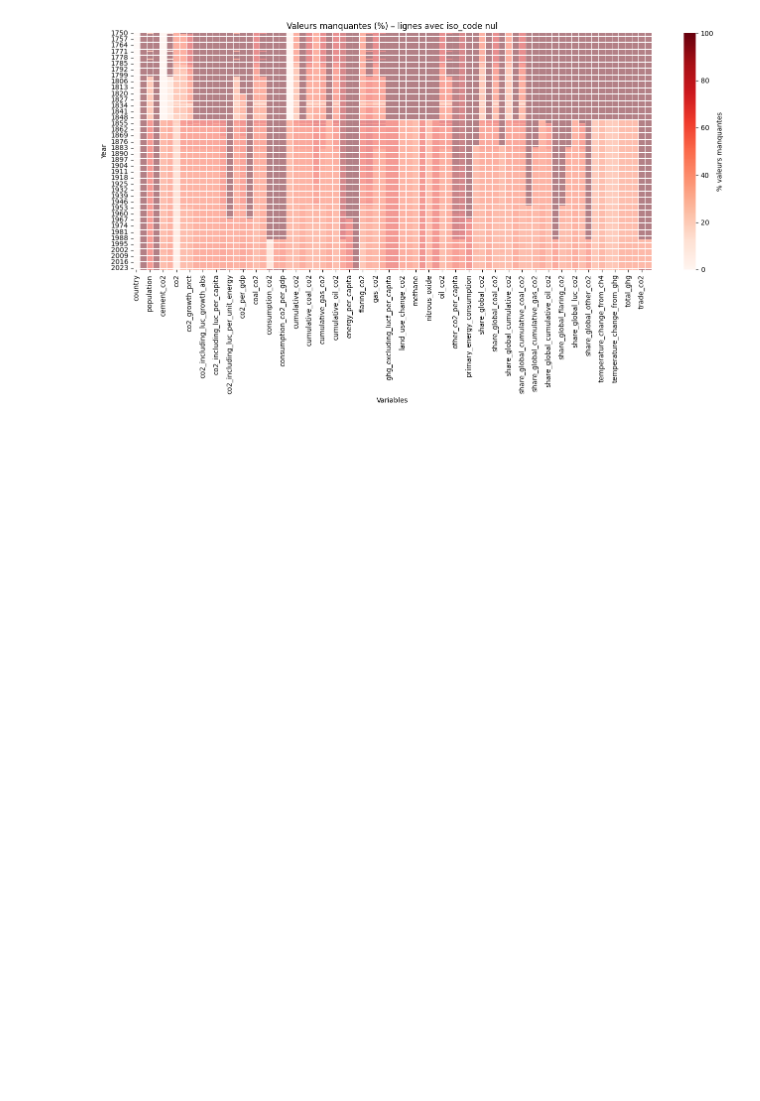
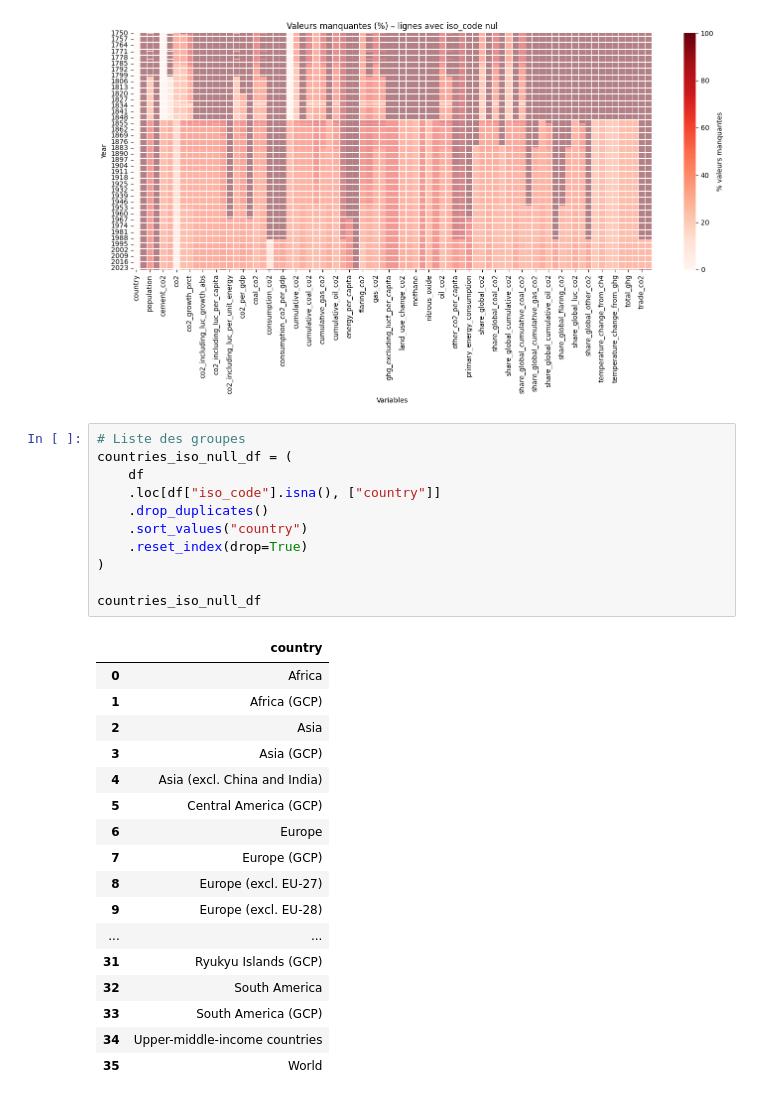
Before and after one commit to VinchC/projet, a Jupyter notebook: project owid co2.ipynb, the cells around one changed output. Drawn from its saved outputs; the diff is of its cells as text; blank space fills up the shorter version.

```diff
--- a/project owid co2.ipynb
+++ b/project owid co2.ipynb
@@ -236,3 +236,32 @@ plt.tight_layout()
 plt.show()
 # %% [output]
 [figure]
+# %%
+# Liste des groupes
+countries_iso_null_df = (
+    df
+    .loc[df["iso_code"].isna(), ["country"]]
+    .drop_duplicates()
+    .sort_values("country")
+    .reset_index(drop=True)
+)
+
+countries_iso_null_df
+# %% [output]
+|  | country |
+| 0 | Africa |
+| 1 | Africa (GCP) |
+| 2 | Asia |
+| 3 | Asia (GCP) |
+| 4 | Asia (excl. China and India) |
+| 5 | Central America (GCP) |
+| 6 | Europe |
+| 7 | Europe (GCP) |
+| 8 | Europe (excl. EU-27) |
+| 9 | Europe (excl. EU-28) |
+| ... | ... |
+| 31 | Ryukyu Islands (GCP) |
+| 32 | South America |
+| 33 | South America (GCP) |
+| 34 | Upper-middle-income countries |
+| 35 | World |
```
Also changed, not shown: parts of 2 cells of this notebook.
